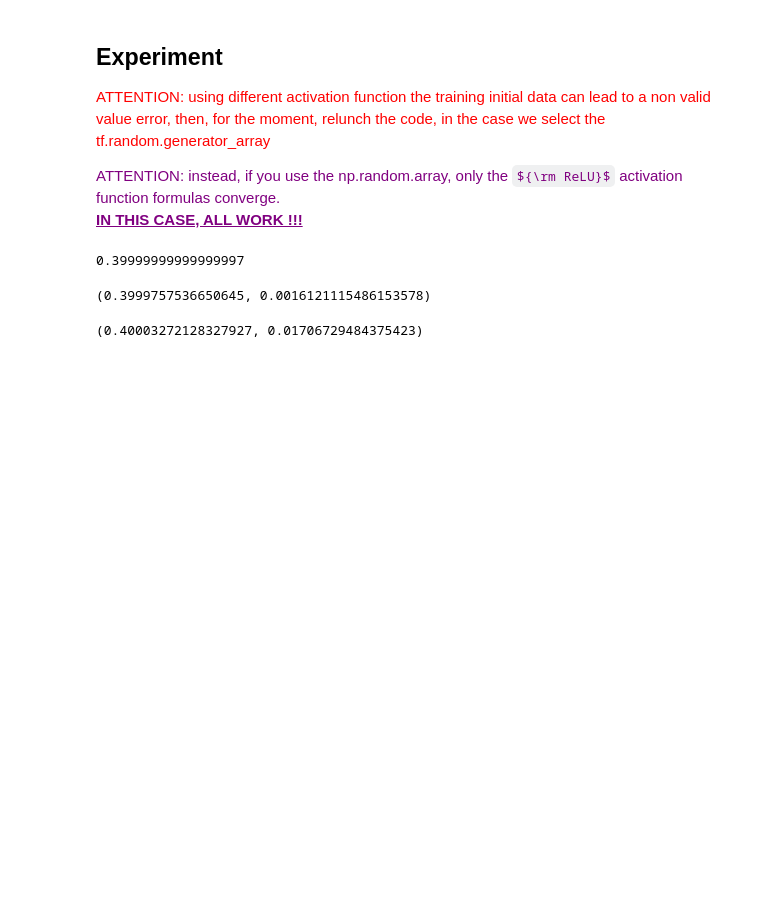
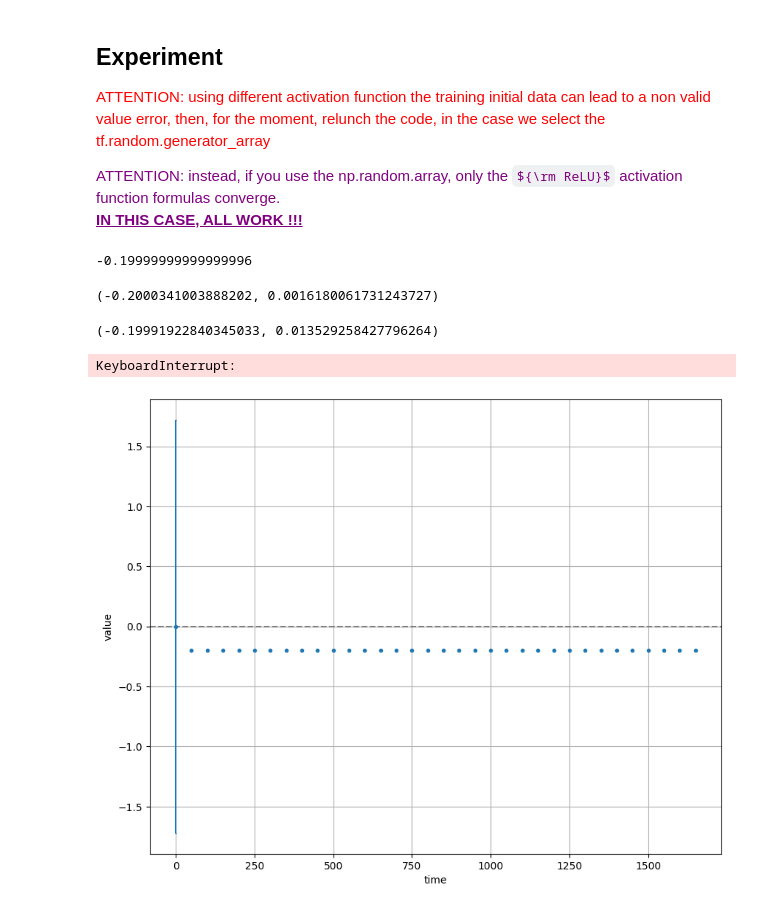
Before and after one commit to Manuel1711/Neural-Networks, a Jupyter notebook: NN_Gaussian.ipynb, the cells around one changed output. Cells and saved outputs as stored; diff of their text form; code cells hidden in the pictures; some formulas as TeX source; blank space fills up the shorter version.

```diff
--- a/NN_Gaussian.ipynb
+++ b/NN_Gaussian.ipynb
@@ -794,7 +794,7 @@ def distribNKTgp(time, x, input_train, output_train, eta, n_layer, sigma_w, sigm
 <span style='color:purple;'>ATTENTION: instead, if you use the np.random.array, only the ${\rm ReLU}$ activation function formulas converge.<br>
 <u>**IN THIS CASE, ALL WORK !!!**</u></span>
 # %%
-Nin = 100
+Nin = 150
 Nout = 100
 
 xx1 = -1
@@ -856,19 +856,19 @@ x_out = interp_np(alpha_out_np)
 #print(x_train_np)
 # %%
 #time = 90
-alpha_test = np.array([0.3])
+alpha_test = np.array([0.6])
 print(interp_np(alpha_test)[0])
 # %% [output]
-0.39999999999999997
+-0.19999999999999996
 # %%
 time = 1200000
 print(distribNKTgp(time, alpha_test, alpha_train_np, x_train_np, eta, depth, sigma_w, sigma_b, n0))
 # %% [output]
-(0.3999757536650645, 0.0016121115486153578)
+(-0.2000341003888202, 0.0016180061731243727)
 # %%
 print(distribNNGP(time, alpha_test, alpha_train_np, x_train_np, eta, depth, sigma_w, sigma_b, n0))
 # %% [output]
-(0.40003272128327927, 0.01706729484375423)
+(-0.19991922840345033, 0.013529258427796264)
 # %%
 from matplotlib.animation import FuncAnimation
 from IPython.display import display, clear_output
@@ -877,47 +877,50 @@ tmax = 5000
 dtime = tmax / 100
 ttime = 0
 
-#fig,ax=plt.subplots(1,1,figsize=(10,8))
-#ax.set_ylabel("value")
-#ax.set_xlabel("time")
+fig,ax=plt.subplots(1,1,figsize=(10,8))
+ax.set_ylabel("value")
+ax.set_xlabel("time")
 
 xvalues = []
 err_xval = []
 time_set = []
 
 def update(frame):
 
     global ttime
 
     mean, st_dd = distribNKTgp(ttime, alpha_test, alpha_train_np, x_train_np, eta, depth, sigma_w, sigma_b, n0)
     xvalues.append(mean)
     err_xval.append(st_dd)
     time_set.append(ttime)
     ttime += dtime
 
     ax.clear()
     ax.grid(True)
 
     ax.errorbar(np.array(time_set), np.array(xvalues), yerr=np.array(err_xval), fmt = '.', capsize=1)
     ax.axhline(0.0,color='grey',linestyle='--')
 
     ax.set_ylabel("value")
     ax.set_xlabel("time")
 
 
 animation = FuncAnimation(fig, update, frames=100)  # Update plot every 100 milliseconds
 
 
-#for i in range(100):
-#    animation._func(i)
-#    display(fig)
-#    clear_output(wait=True)
+for i in range(100):
+    animation._func(i)
+    display(fig)
+    clear_output(wait=True)
 
-for i in tqdm(range(30), desc="Progress", ncols=100):
-    mean, st_dd = distribNKTgp(ttime, alpha_test, alpha_train_np, x_train_np, eta, depth, sigma_w, sigma_b, n0)
+#for i in tqdm(range(30), desc="Progress", ncols=100):
+#    mean, st_dd = distribNKTgp(ttime, alpha_test, alpha_train_np, x_train_np, eta, depth, sigma_w, sigma_b, n0)
     #print(mean)
-    xvalues.append(mean)
-    err_xval.append(st_dd)
-    time_set.append(ttime)
-    ttime += dtime
+#    xvalues.append(mean)
+#    err_xval.append(st_dd)
+#    time_set.append(ttime)
+#    ttime += dtime
+# %% [output]
+KeyboardInterrupt:
+[figure, added]
 # %%
```
Also changed, not shown: parts of 1 cell of this notebook.
